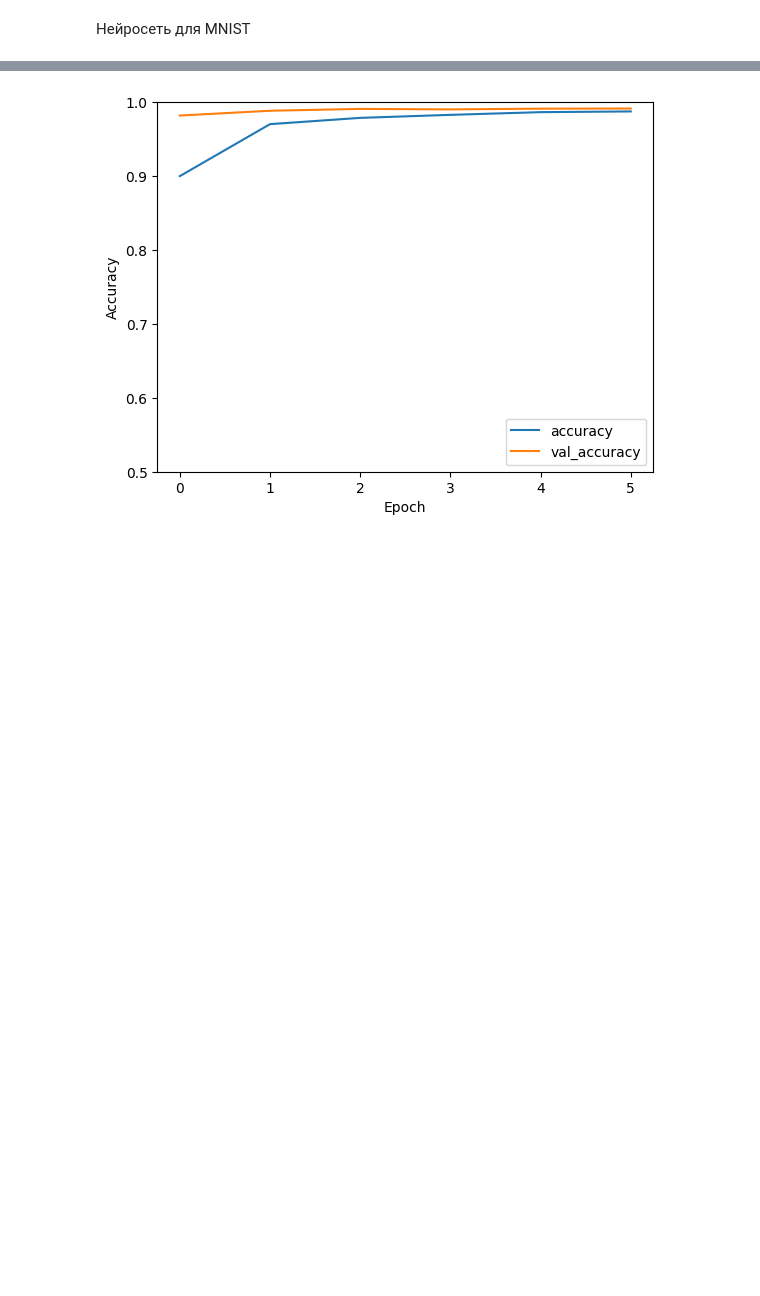
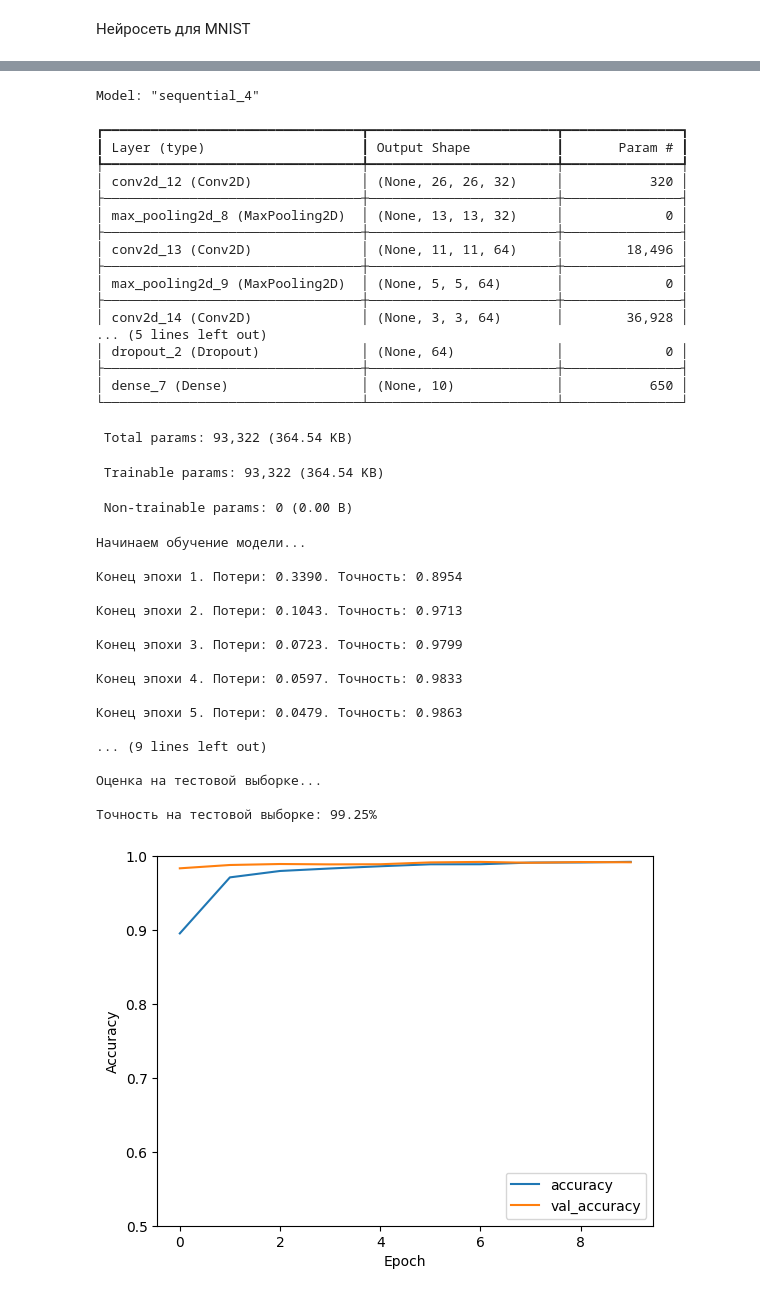
Before and after one commit to 4eburekGit/nns, a Jupyter notebook: site/en/tutorials/images/cnn.ipynb, the cells around one changed output, grey strips where cells are left out. Cells and saved outputs as stored; diff of their text form; code cells hidden in the pictures; blank space fills up the shorter version.

```diff
--- a/site/en/tutorials/images/cnn.ipynb
+++ b/site/en/tutorials/images/cnn.ipynb
@@ -81,7 +86,8 @@ The 6 lines of code below define the convolutional base using a common pattern:
 As input, a CNN takes tensors of shape (image_height, image_width, color_channels), ignoring the batch size. If you are new to these dimensions, color_channels refers to (R,G,B). In this example, you will configure your CNN to process inputs of shape (32, 32, 3), which is the format of CIFAR images. You can do this by passing the argument `input_shape` to your first layer.
 # %%
 model = models.Sequential()
-model.add(layers.Conv2D(32, (3, 3), activation='relu', input_shape=(32, 32, 3)))
+model.add(layers.Input((32, 32, 3)))
+model.add(layers.Conv2D(32, (3, 3), activation='relu'))
 model.add(layers.MaxPooling2D((2, 2)))
 model.add(layers.Conv2D(64, (3, 3), activation='relu'))
 model.add(layers.MaxPooling2D((2, 2)))
@@ -203,6 +277,8 @@ if x_train is not None:
                   loss='sparse_categorical_crossentropy',
                   metrics=['accuracy'])
 
+    model.summary()
+
     # обучение на 15 эпох с EarlyStopping() на 3 эпохи, если выход на плато - отсанавливаем обучение
     print("\nНачинаем обучение модели...")
     history = model.fit(x_train, y_train,
@@ -249 +306,39 @@ if x_train is not None:
+Model: "sequential_4"
+┏━━━━━━━━━━━━━━━━━━━━━━━━━━━━━━━━━┳━━━━━━━━━━━━━━━━━━━━━━━━┳━━━━━━━━━━━━━━━┓
+┃ Layer (type)                    ┃ Output Shape           ┃       Param # ┃
+┡━━━━━━━━━━━━━━━━━━━━━━━━━━━━━━━━━╇━━━━━━━━━━━━━━━━━━━━━━━━╇━━━━━━━━━━━━━━━┩
+│ conv2d_12 (Conv2D)              │ (None, 26, 26, 32)     │           320 │
+├─────────────────────────────────┼────────────────────────┼───────────────┤
+│ max_pooling2d_8 (MaxPooling2D)  │ (None, 13, 13, 32)     │             0 │
+├─────────────────────────────────┼────────────────────────┼───────────────┤
+│ conv2d_13 (Conv2D)              │ (None, 11, 11, 64)     │        18,496 │
+├─────────────────────────────────┼────────────────────────┼───────────────┤
+│ max_pooling2d_9 (MaxPooling2D)  │ (None, 5, 5, 64)       │             0 │
+├─────────────────────────────────┼────────────────────────┼───────────────┤
+│ conv2d_14 (Conv2D)              │ (None, 3, 3, 64)       │        36,928 │
+... (5 lines left out)
+│ dropout_2 (Dropout)             │ (None, 64)             │             0 │
+├─────────────────────────────────┼────────────────────────┼───────────────┤
+│ dense_7 (Dense)                 │ (None, 10)             │           650 │
+└─────────────────────────────────┴────────────────────────┴───────────────┘
+ Total params: 93,322 (364.54 KB)
+ Trainable params: 93,322 (364.54 KB)
+ Non-trainable params: 0 (0.00 B)
+Начинаем обучение модели...
+
+Конец эпохи 1. Потери: 0.3390. Точность: 0.8954
+
+Конец эпохи 2. Потери: 0.1043. Точность: 0.9713
+
+Конец эпохи 3. Потери: 0.0723. Точность: 0.9799
+
+Конец эпохи 4. Потери: 0.0597. Точность: 0.9833
+
+Конец эпохи 5. Потери: 0.0479. Точность: 0.9863
+
+... (9 lines left out)
+
+Оценка на тестовой выборке...
+
+Точность на тестовой выборке: 99.25%
-[figure, old version]
+[figure, new version]
```
Also changed, not shown: parts of 8 cells of this notebook.
